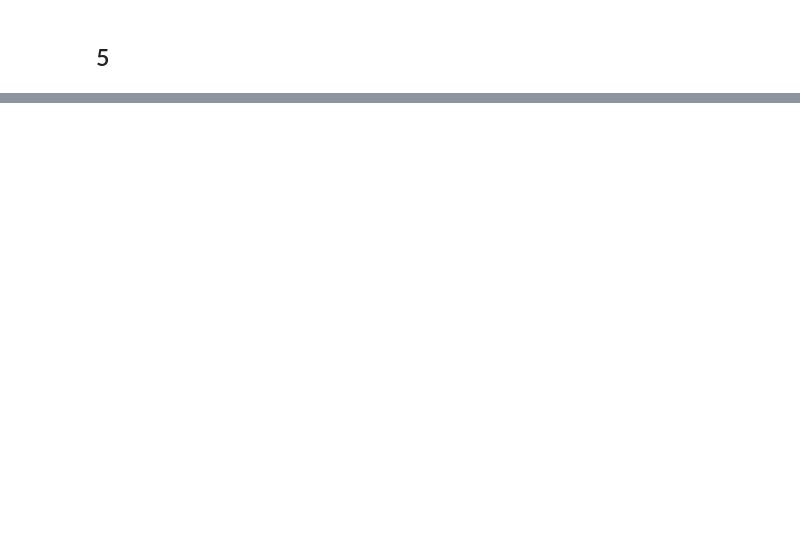
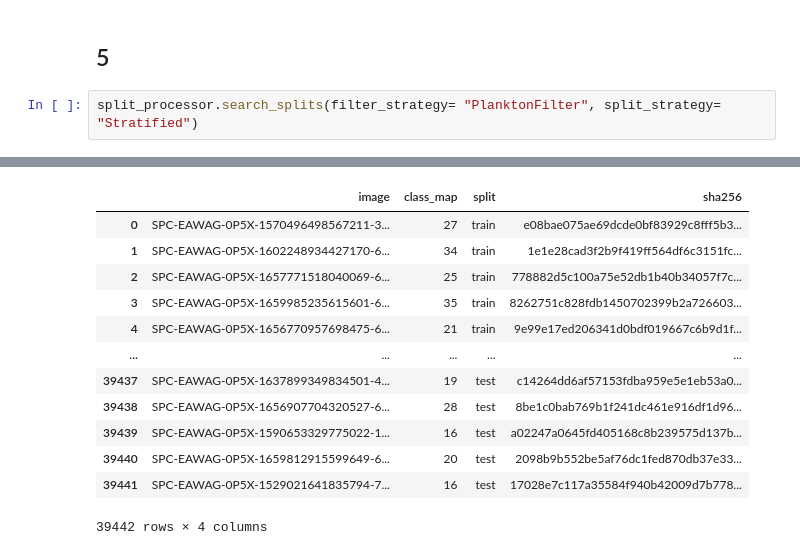
Before and after one commit to JuanFelipeRuiz/lit_ecology_classifier, a Jupyter notebook: notebooks/2_train_test_splits.ipynb, the cells around one changed output, grey strips where cells are left out. Saved outputs shown, nothing was run; the diff lists cells and outputs as text; blank space fills up the shorter version.

```diff
--- a/notebooks/2_train_test_splits.ipynb
+++ b/notebooks/2_train_test_splits.ipynb
@@ -337,2 +388,5 @@ getattr(split_processor, "split_overview_df")
 # %% [markdown]
 ## 5
+# %%
+split_processor.search_splits(filter_strategy= "PlanktonFilter", split_strategy= "Stratified")
+# %% [output]
@@ -338,0 +410,13 @@ getattr(split_processor, "split_overview_df")
+|  | image | class_map | split | sha256 |
+| 0 | SPC-EAWAG-0P5X-1570496498567211-3... | 27 | train | e08bae075ae69dcde0bf83929c8fff5b3... |
+| 1 | SPC-EAWAG-0P5X-1602248934427170-6... | 34 | train | 1e1e28cad3f2b9f419ff564df6c3151fc... |
+| 2 | SPC-EAWAG-0P5X-1657771518040069-6... | 25 | train | 778882d5c100a75e52db1b40b34057f7c... |
+| 3 | SPC-EAWAG-0P5X-1659985235615601-6... | 35 | train | 8262751c828fdb1450702399b2a726603... |
+| 4 | SPC-EAWAG-0P5X-1656770957698475-6... | 21 | train | 9e99e17ed206341d0bdf019667c6b9d1f... |
+| ... | ... | ... | ... | ... |
+| 39437 | SPC-EAWAG-0P5X-1637899349834501-4... | 19 | test | c14264dd6af57153fdba959e5e1eb53a0... |
+| 39438 | SPC-EAWAG-0P5X-1656907704320527-6... | 28 | test | 8be1c0bab769b1f241dc461e916df1d96... |
+| 39439 | SPC-EAWAG-0P5X-1590653329775022-1... | 16 | test | a02247a0645fd405168c8b239575d137b... |
+| 39440 | SPC-EAWAG-0P5X-1659812915599649-6... | 20 | test | 2098b9b552be5af76dc1fed870db37e33... |
+| 39441 | SPC-EAWAG-0P5X-1529021641835794-7... | 16 | test | 17028e7c117a35584f940b42009d7b778... |
+39442 rows × 4 columns
```
Also changed, not shown: parts of 14 cells of this notebook.
